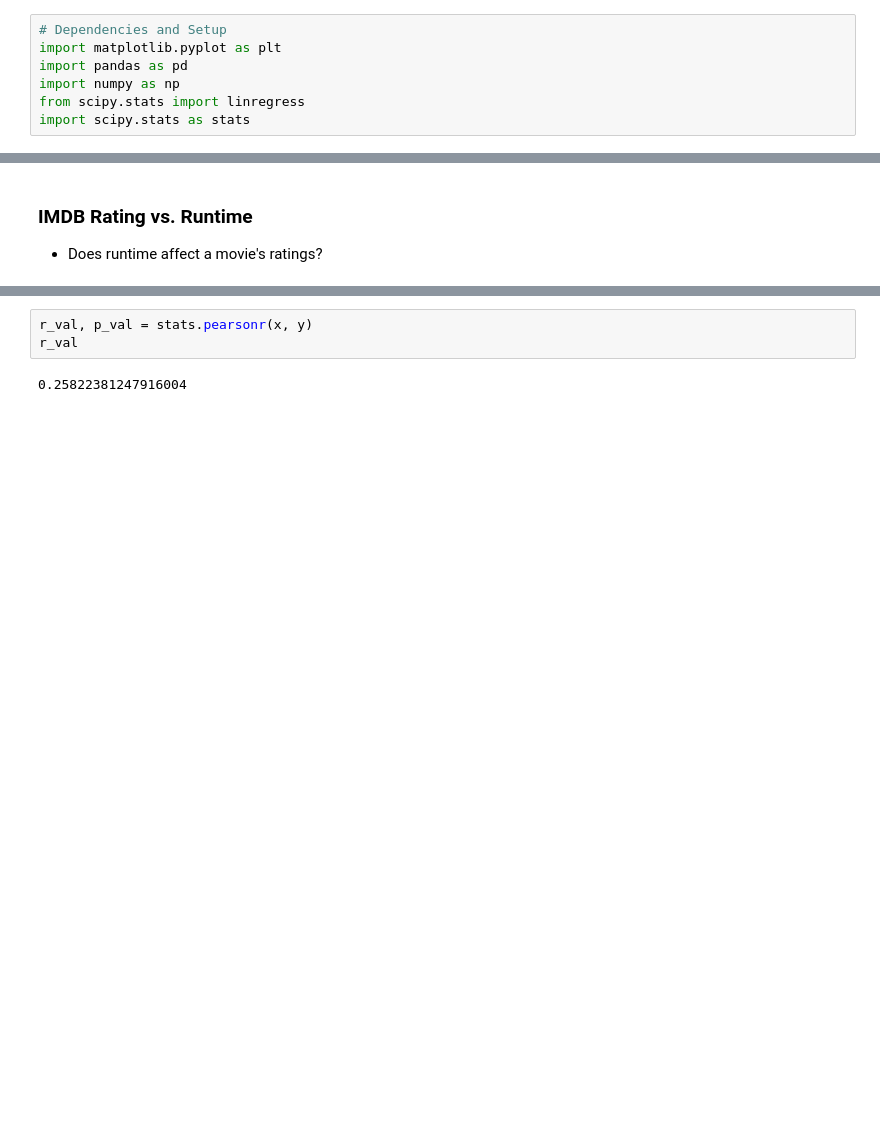
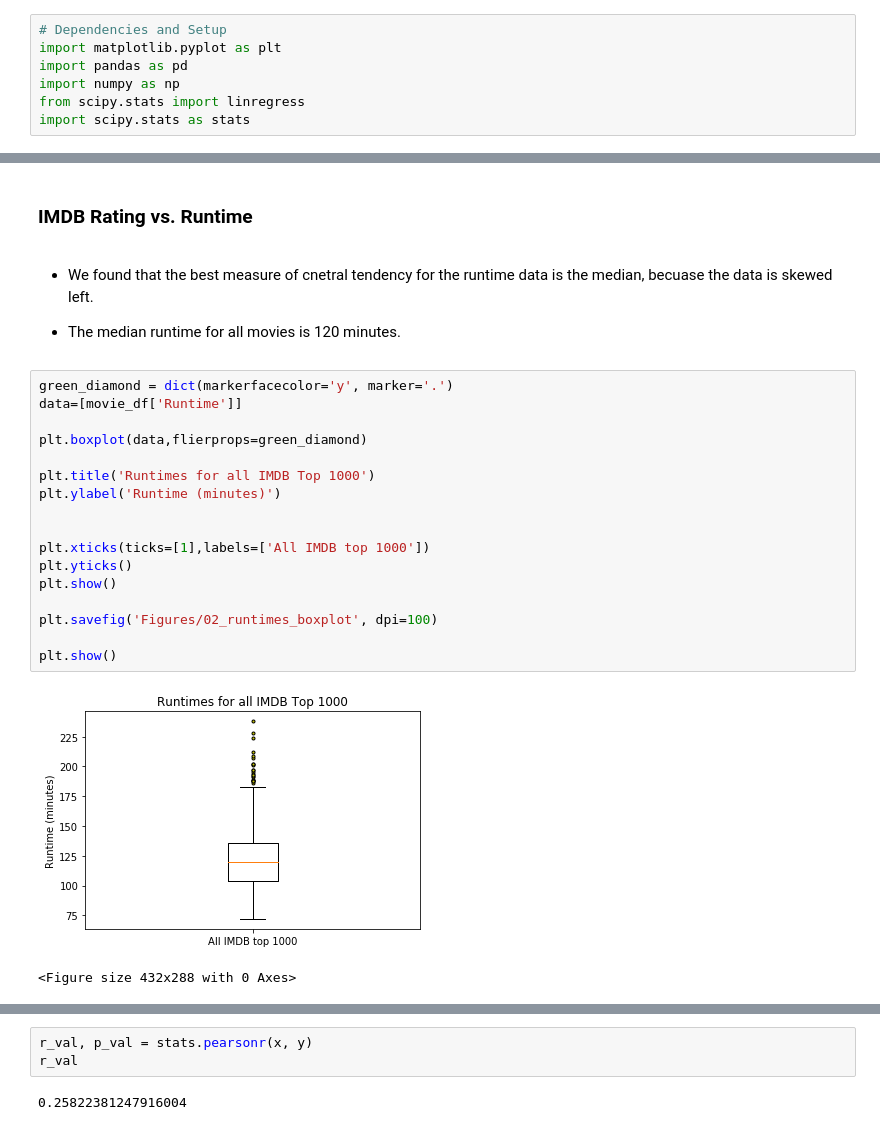
Before and after one commit to Annaolivia5/IMDB-Rating-Trends, a Jupyter notebook: Untitled.ipynb, the cells around one changed output, grey strips where cells are left out. Drawn from its saved outputs; the diff is of its cells as text; blank space fills up the shorter version.

```diff
--- a/Untitled.ipynb
+++ b/Untitled.ipynb
@@ -21,3 +30,27 @@ movie_df.head()
 # %% [markdown]
 ### IMDB Rating vs. Runtime
-* Does runtime affect a movie's ratings?
+# %% [markdown]
+
+* We found that the best measure of cnetral tendency for the runtime data is the median, becuase the data is skewed left.
+
+* The median runtime for all movies is 120 minutes.
+# %%
+green_diamond = dict(markerfacecolor='y', marker='.')
+data=[movie_df['Runtime']]
+
+plt.boxplot(data,flierprops=green_diamond)
+
+plt.title('Runtimes for all IMDB Top 1000')
+plt.ylabel('Runtime (minutes)')
+
+
+plt.xticks(ticks=[1],labels=['All IMDB top 1000'])
+plt.yticks()
+plt.show()
+
+plt.savefig('Figures/02_runtimes_boxplot', dpi=100)
+
+plt.show()
+# %% [output]
+[figure, added]
+<Figure size 432x288 with 0 Axes>
```
Also changed, not shown: parts of 20 cells of this notebook, 7 other files.
